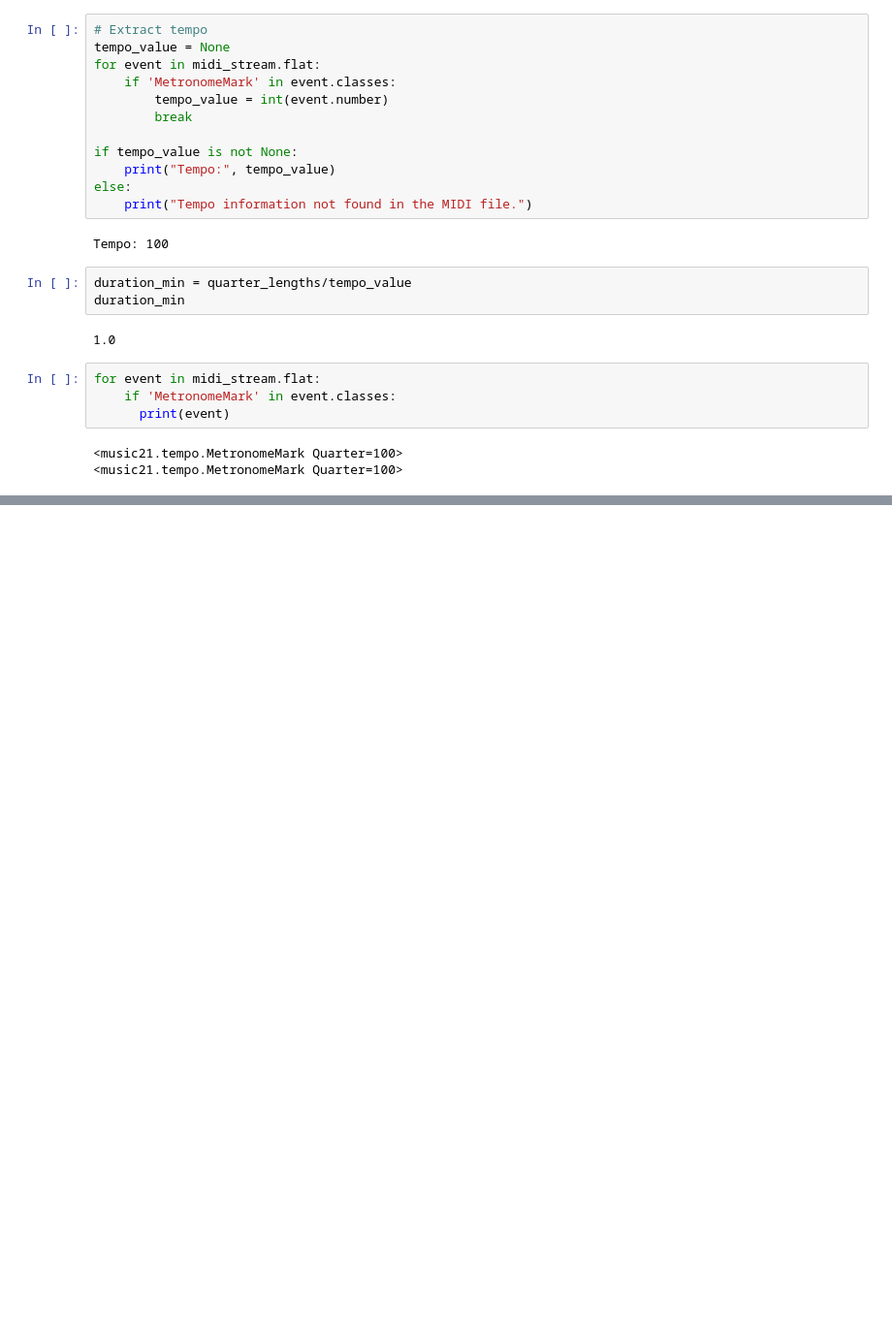
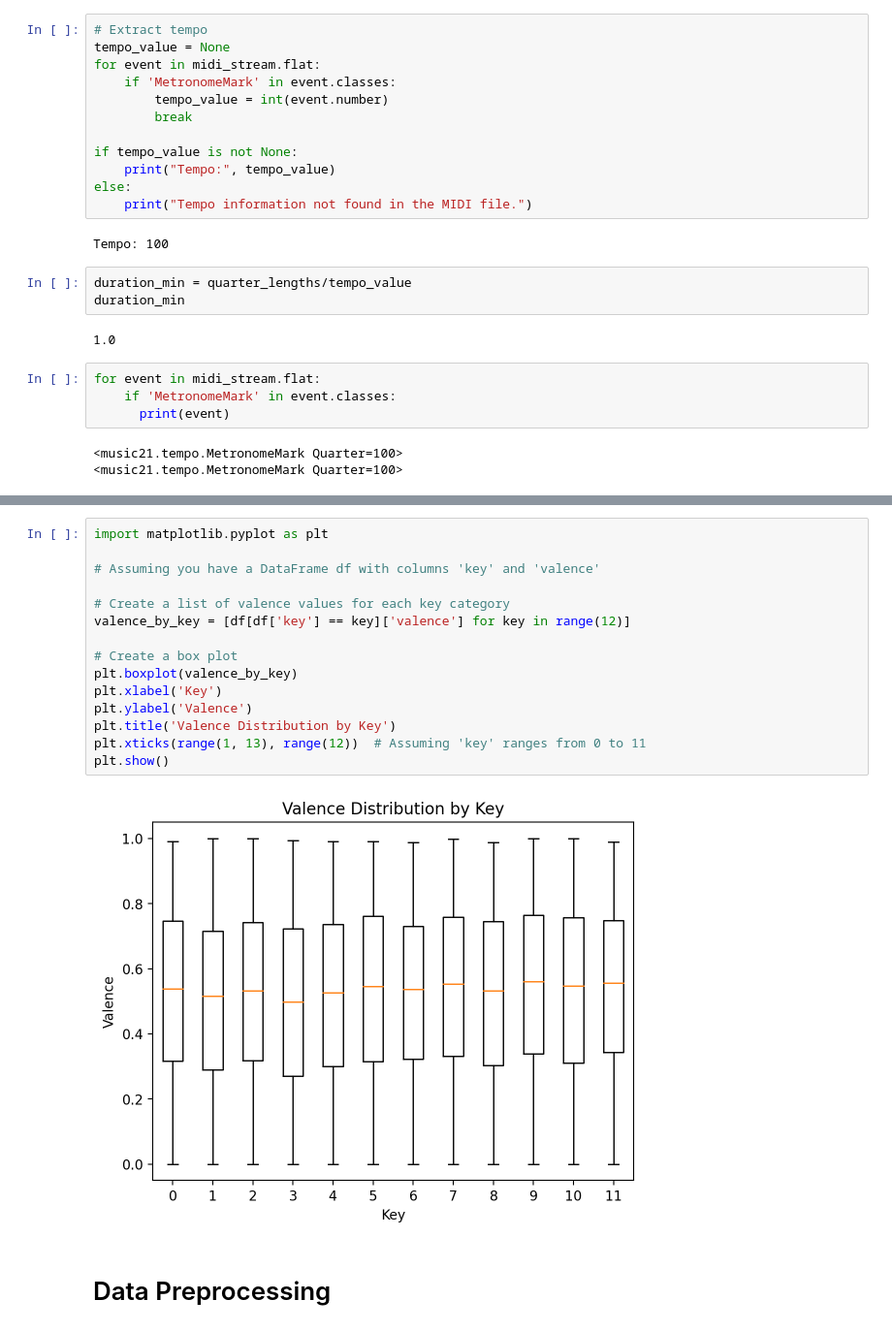
Before and after one commit to brianellis1997/Music_Generation, a Jupyter notebook: Popularity_Model.ipynb, the cells around one changed output, grey strips where cells are left out. Shown: that part at 97% size. Drawn from its saved outputs; the diff is of its cells as text; blank space fills up the shorter version.

```diff
--- a/Popularity_Model.ipynb
+++ b/Popularity_Model.ipynb
@@ -256,0 +253,19 @@ for event in midi_stream.flat:
+# %%
+import matplotlib.pyplot as plt
+
+# Assuming you have a DataFrame df with columns 'key' and 'valence'
+
+# Create a list of valence values for each key category
+valence_by_key = [df[df['key'] == key]['valence'] for key in range(12)]
+
+# Create a box plot
+plt.boxplot(valence_by_key)
+plt.xlabel('Key')
+plt.ylabel('Valence')
+plt.title('Valence Distribution by Key')
+plt.xticks(range(1, 13), range(12))  # Assuming 'key' ranges from 0 to 11
+plt.show()
+# %% [output]
+[figure, added]
+# %% [markdown]
+# Data Preprocessing
```
Also changed, not shown: parts of 13 cells of this notebook.
